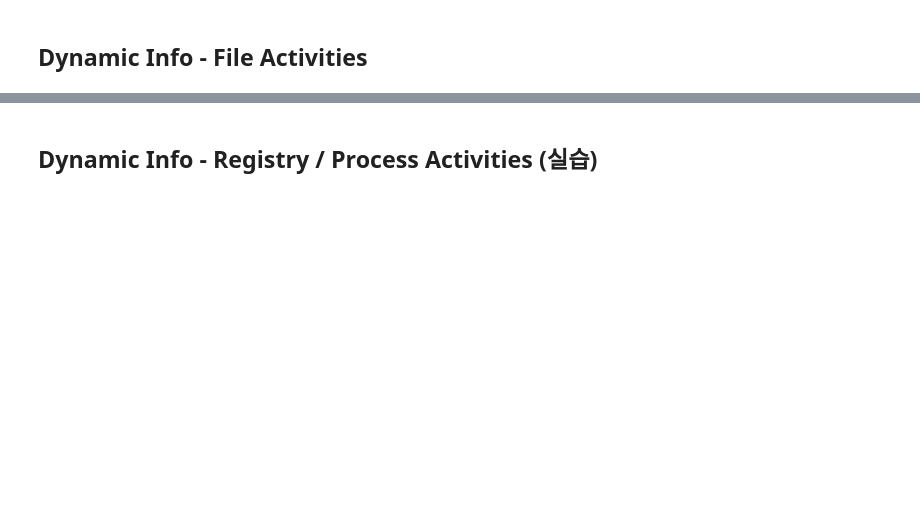
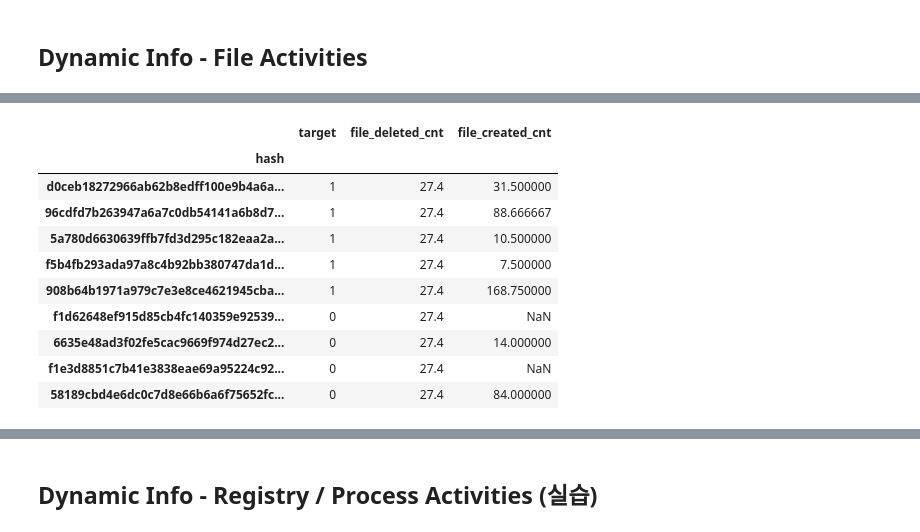
Before and after one commit to Hataeju/Detection, a Jupyter notebook: detection.ipynb, the cells around one changed output, grey strips where cells are left out. Saved outputs shown, nothing was run; the diff lists cells and outputs as text; code cells hidden in the pictures; blank space fills up the shorter version.

Commit message:
Colab을 통해 생성됨

```diff
--- a/detection.ipynb
+++ b/detection.ipynb
@@ -309,12 +336,16 @@ df
 # Dynamic Info
 # %% [markdown]
 ## VT API 기본 사용법
+# %%
+from google.colab import userdata
+apikey = userdata.get('VT_API_KEY')
 # %%
 # Trickbot 샘플로 행위분석 결과 정보 파악
-apikey = ""   # 자신의 API Key
+
+#apikey = ""   # 자신의 API Key
 hash = "32c58040d3d6ec5305a1a0ebb48ba05aebe3ac2f905a7f152f32fc9170e16711" #SHA-256, SHA-1 또는 MD5
 
-url = "https://www.virustotal.com/api/v3/files/" + hash + "/behaviours?limit=10"
+url = "https://www.virustotal.com/api/v3/files/" + hash + "/behaviours?limit=40"
 headers = {"Accept": "application/json", "x-apikey": apikey}
 
 response = requests.get(url, headers=headers)
@@ -349,8 +431,8 @@ vt_json['data'][0]['attributes']['files_deleted']
 # %%
 # VT JSON 파일에서 File관련된 Activity만 확인
 hash = '908b64b1971a979c7e3e8ce4621945cba84854cb98d76367b791a6e22b5f6d53'  # 첫번째 샘플에 대해서
-load_path = "gdrive/My Drive/AI보안 기술개발 인력양성/악성코드/part2/vt_json/" + hash + ".json"
-with open(load_path) as f:
-    vt_json = json.load(f)
+load_path = "gdrive/My Drive/AI보안교육/part2/vt_json/" + hash + ".json"
+#with open(load_path) as f:
+#   vt_json = json.load(f)
 # %%
 vt_json['meta']['count']
@@ -367,18 +469,39 @@ for vendor_idx in range(vt_json['meta']['count']): #해당 샘플의 경우 vend
 df['file_deleted_cnt'] = np.nan
 
 for dir in os.listdir(colab_path):
-    file_path = colab_path + dir + '/'
+    file_path = colab_path + dir +'/'
     for filename in os.listdir(file_path):
         valid_vendor_cnt = 0
         file_deleted_cnt_total = 0
 
-        f = open(file_path + filename, 'rb')
+        f = open(file_path + filename , 'rb')
         data = f.read()
         hash = hashlib.sha256(data).hexdigest()
         # hash값 기준으로 size 정보 기록
 
-        load_path = "gdrive/My Drive/AI보안 기술개발 인력양성/악성코드/part2/vt_json/" + hash + ".json"
-        with open(load_path) as f:
-            vt_json = json.load(f)
+        #load_path = "gdrive/My Drive/AI보안교육/part2/vt_json/" + hash + ".json"
+        #with open(load_path) as f:
+        #    vt_json = json.load(f)
         for vendor_idx in range(vt_json['meta']['count']): #해당 샘플의 경우 vendor 1개
             file_deleted_cnt = 0
+            for(key, value) in (vt_json['data'][vendor_idx]['attributes'].items()):
+                if key in ['files_deleted']:
+                    file_deleted_cnt = len(value)
+                    valid_vendor_cnt += 1
+                    file_deleted_cnt_total += file_deleted_cnt
+        if valid_vendor_cnt != 0:
+            df.loc[hash, 'file_deleted_cnt'] = file_deleted_cnt_total/valid_vendor_cnt
+# %%
+df
+# %% [output]
+|  | target | file_deleted_cnt | file_created_cnt |
+| hash |  |  |  |
+| d0ceb18272966ab62b8edff100e9b4a6a... | 1 | 27.4 | 31.500000 |
+| 96cdfd7b263947a6a7c0db54141a6b8d7... | 1 | 27.4 | 88.666667 |
+| 5a780d6630639ffb7fd3d295c182eaa2a... | 1 | 27.4 | 10.500000 |
+| f5b4fb293ada97a8c4b92bb380747da1d... | 1 | 27.4 | 7.500000 |
+| 908b64b1971a979c7e3e8ce4621945cba... | 1 | 27.4 | 168.750000 |
+| f1d62648ef915d85cb4fc140359e92539... | 0 | 27.4 | NaN |
+| 6635e48ad3f02fe5cac9669f974d27ec2... | 0 | 27.4 | 14.000000 |
+| f1e3d8851c7b41e3838eae69a95224c92... | 0 | 27.4 | NaN |
+| 58189cbd4e6dc0c7d8e66b6a6f75652fc... | 0 | 27.4 | 84.000000 |
```
Also changed, not shown: parts of 20 cells of this notebook.
